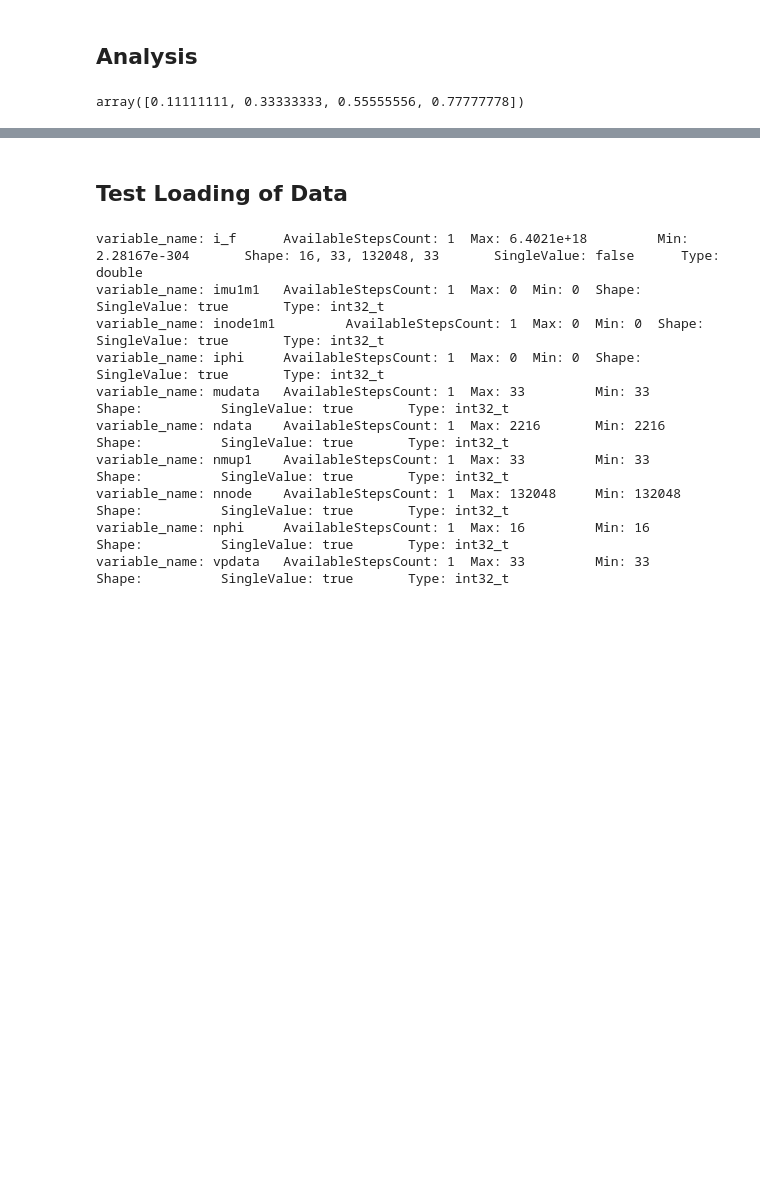
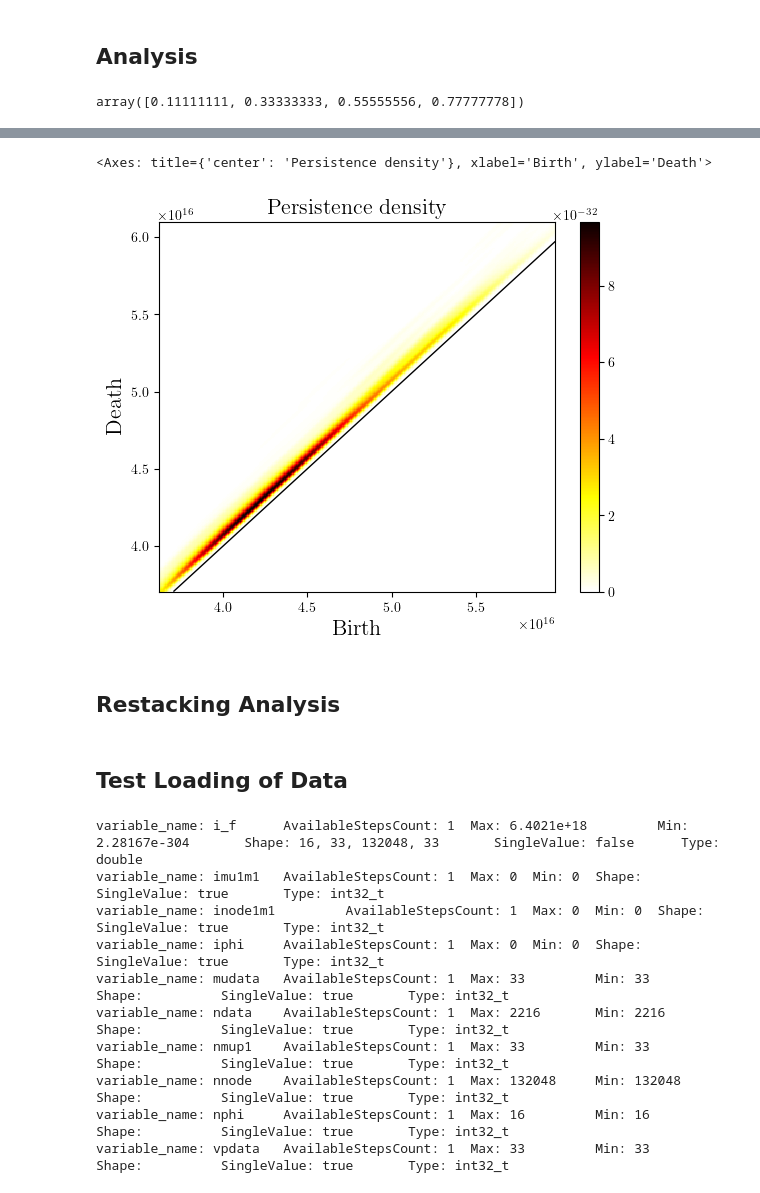
Before and after one commit to Maplenormandy/c1lgkt, a Jupyter notebook: bin/xgc_distribution_function.ipynb, the cells around one changed output, grey strips where cells are left out. Saved outputs shown, nothing was run; the diff lists cells and outputs as text; code cells hidden in the pictures; blank space fills up the shorter version.

```diff
--- a/bin/xgc_distribution_function.ipynb
+++ b/bin/xgc_distribution_function.ipynb
@@ -257,3 +371,10 @@ plt.tight_layout(pad=0.08)
+# %%
+gudhi.plot_persistence_density(persistence)
+# %% [output]
+<Axes: title={'center': 'Persistence density'}, xlabel='Birth', ylabel='Death'>
+[figure, added]
+# %% [markdown]
+## Restacking Analysis
 # %%
 # %% Compute restacked distribution functions
 
```
Also changed, not shown: parts of 14 cells of this notebook, 1 other file.
